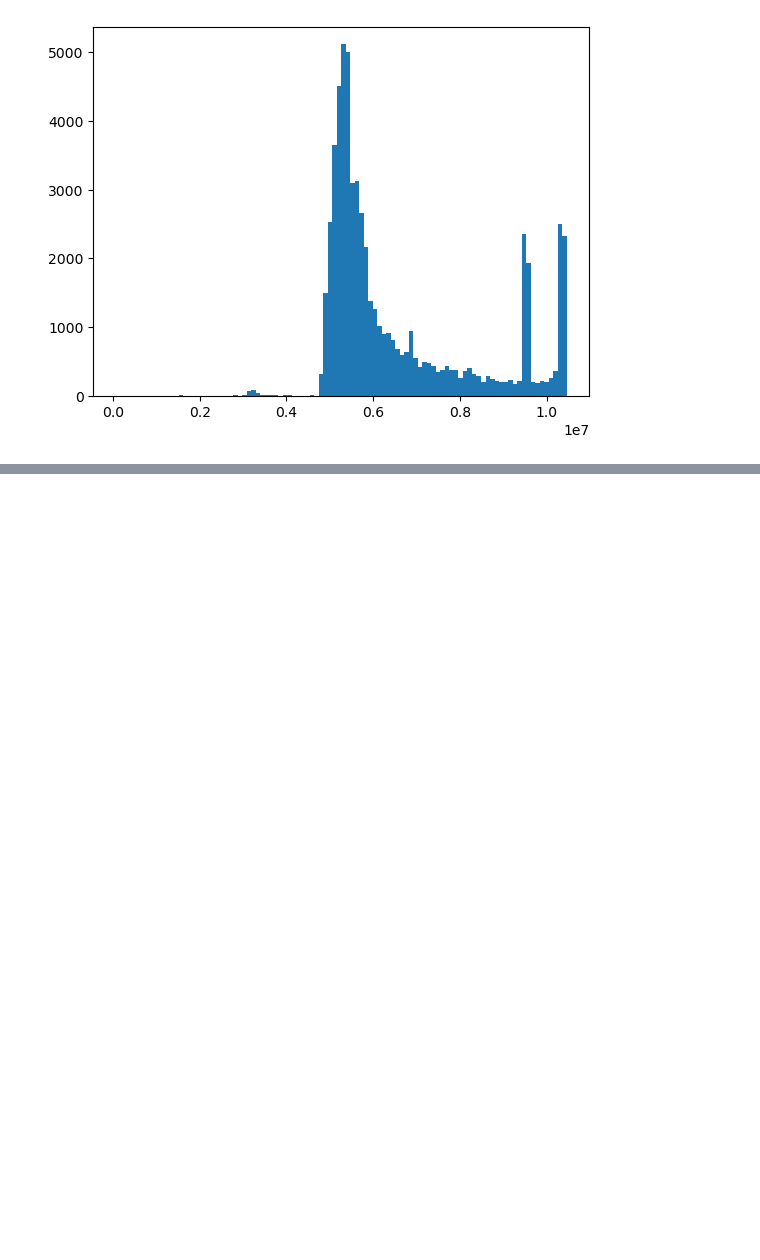
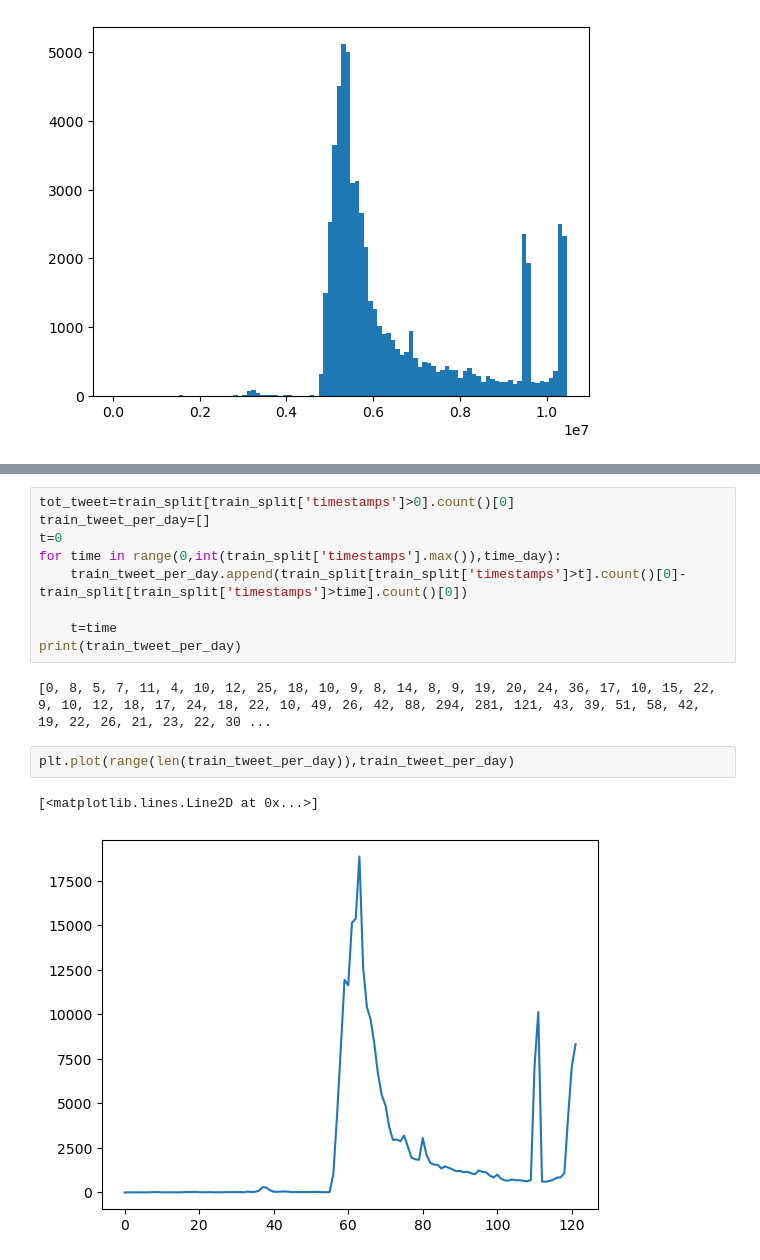
Before and after one commit to Isyohan/WeakSignalsBLM, a Jupyter notebook: BLM_Notebook.ipynb, the cells around one changed output, grey strips where cells are left out. Drawn from its saved outputs; the diff is of its cells as text; blank space fills up the shorter version.

```diff
--- a/BLM_Notebook.ipynb
+++ b/BLM_Notebook.ipynb
@@ -278,0 +292,16 @@ plt.show()
+# %%
+tot_tweet=train_split[train_split['timestamps']>0].count()[0]
+train_tweet_per_day=[]
+t=0
+for time in range(0,int(train_split['timestamps'].max()),time_day):
+    train_tweet_per_day.append(train_split[train_split['timestamps']>t].count()[0]-train_split[train_split['timestamps']>time].count()[0])
+
+    t=time
+print(train_tweet_per_day)
+# %% [output]
+[0, 8, 5, 7, 11, 4, 10, 12, 25, 18, 10, 9, 8, 14, 8, 9, 19, 20, 24, 36, 17, 10, 15, 22, 9, 10, 12, 18, 17, 24, 18, 22, 10, 49, 26, 42, 88, 294, 281, 121, 43, 39, 51, 58, 42, 19, 22, 26, 21, 23, 22, 30 ...
+# %%
+plt.plot(range(len(train_tweet_per_day)),train_tweet_per_day)
+# %% [output]
+[<matplotlib.lines.Line2D at 0x...>]
+[figure, added]
```
Also changed, not shown: parts of 4 cells of this notebook.
